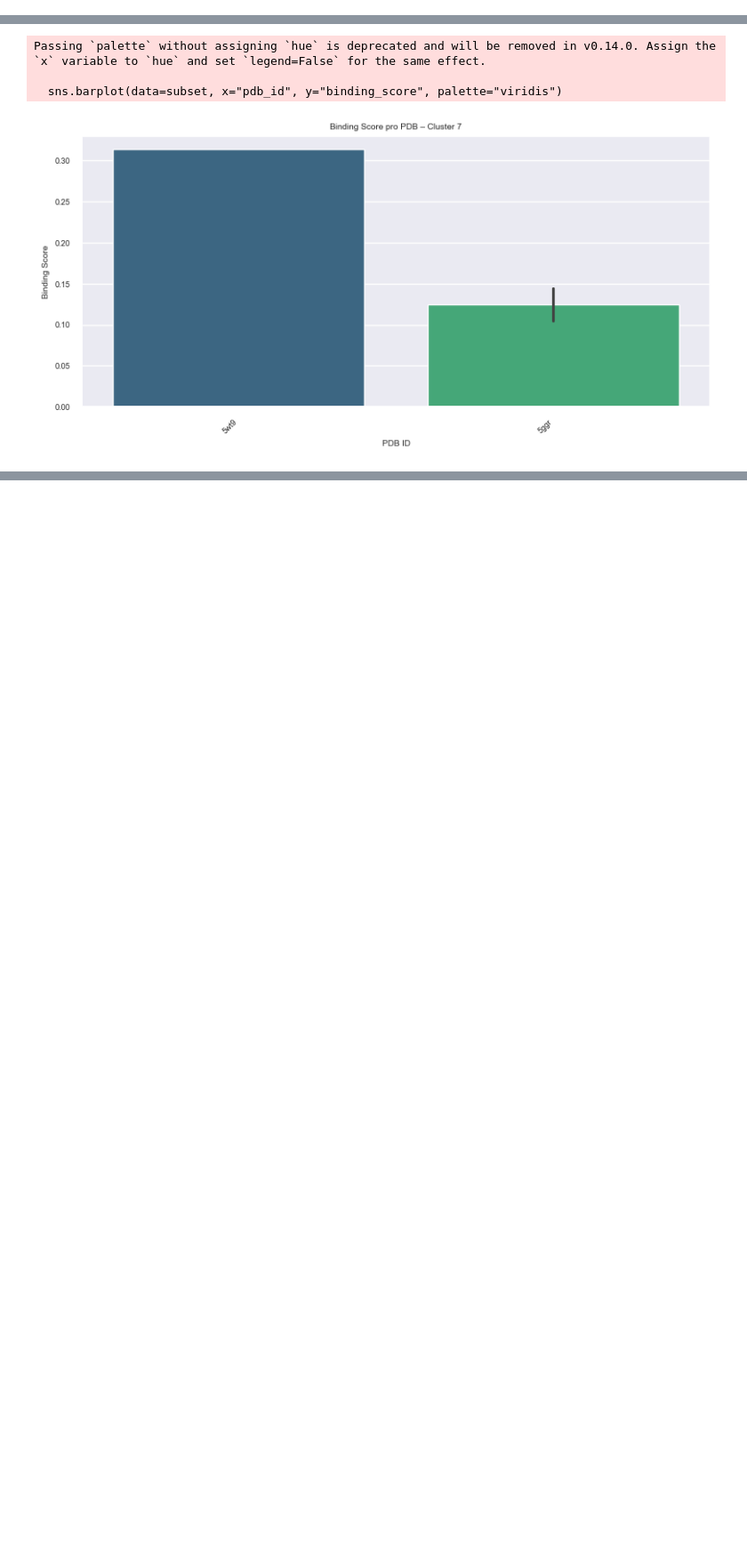
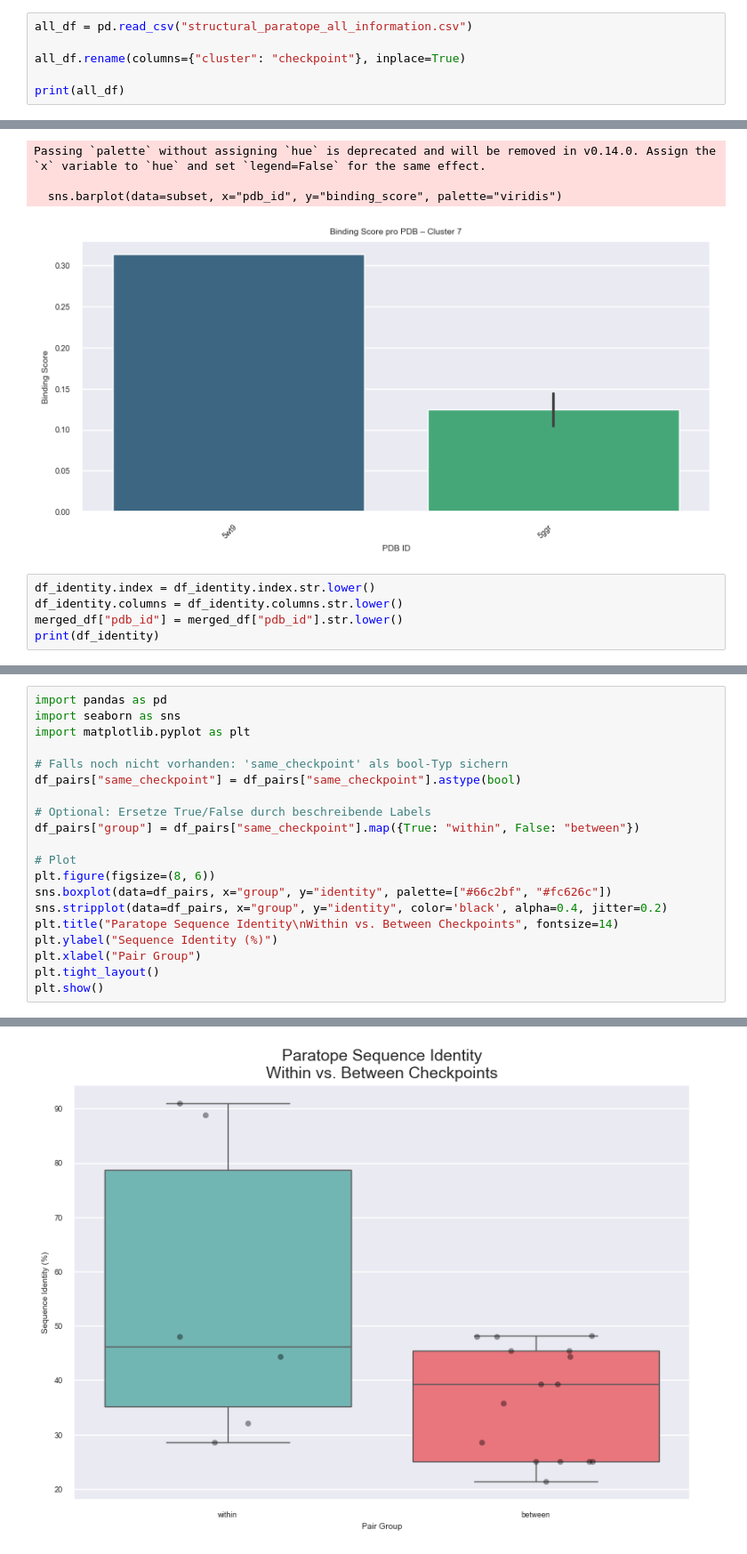
Before and after one commit to datascience-2025-group4/group04-team01, a Jupyter notebook: Structural Analysis_Paratope_Interface.ipynb, the cells around one changed output, grey strips where cells are left out. Shown at 89% size. Drawn from its saved outputs; the diff is of its cells as text; blank space fills up the shorter version.

Commit message:
Statistical_Test2_identity_scores_similarity
Are paratope sequences more similar within a checkpoint than between different checkpoints?

```diff
--- a/Structural Analysis_Paratope_Interface.ipynb
+++ b/Structural Analysis_Paratope_Interface.ipynb
@@ -930,0 +901,6 @@ print(merged_df)
+# %%
+all_df = pd.read_csv("structural_paratope_all_information.csv")
+
+all_df.rename(columns={"cluster": "checkpoint"}, inplace=True)
+
+print(all_df)
@@ -1074,3 +1118,8 @@ Passing `palette` without assigning `hue` is deprecated and will be removed in v
 
   sns.barplot(data=subset, x="pdb_id", y="binding_score", palette="viridis")
 [figure]
+# %%
+df_identity.index = df_identity.index.str.lower()
+df_identity.columns = df_identity.columns.str.lower()
+merged_df["pdb_id"] = merged_df["pdb_id"].str.lower()
+print(df_identity)
@@ -1076,0 +1202,21 @@ Passing `palette` without assigning `hue` is deprecated and will be removed in v
+# %%
+import pandas as pd
+import seaborn as sns
+import matplotlib.pyplot as plt
+
+# Falls noch nicht vorhanden: 'same_checkpoint' als bool-Typ sichern
+df_pairs["same_checkpoint"] = df_pairs["same_checkpoint"].astype(bool)
+
+# Optional: Ersetze True/False durch beschreibende Labels
+df_pairs["group"] = df_pairs["same_checkpoint"].map({True: "within", False: "between"})
+
+# Plot
+plt.figure(figsize=(8, 6))
+sns.boxplot(data=df_pairs, x="group", y="identity", palette=["#66c2bf", "#fc626c"])
+sns.stripplot(data=df_pairs, x="group", y="identity", color='black', alpha=0.4, jitter=0.2)
+plt.title("Paratope Sequence Identity\nWithin vs. Between Checkpoints", fontsize=14)
+plt.ylabel("Sequence Identity (%)")
+plt.xlabel("Pair Group")
+plt.tight_layout()
+plt.show()
+# %% [output]
@@ -1076,0 +1226 @@ Passing `palette` without assigning `hue` is deprecated and will be removed in v
+[figure, added]
```
Also changed, not shown: parts of 21 cells of this notebook, 23 other files.
